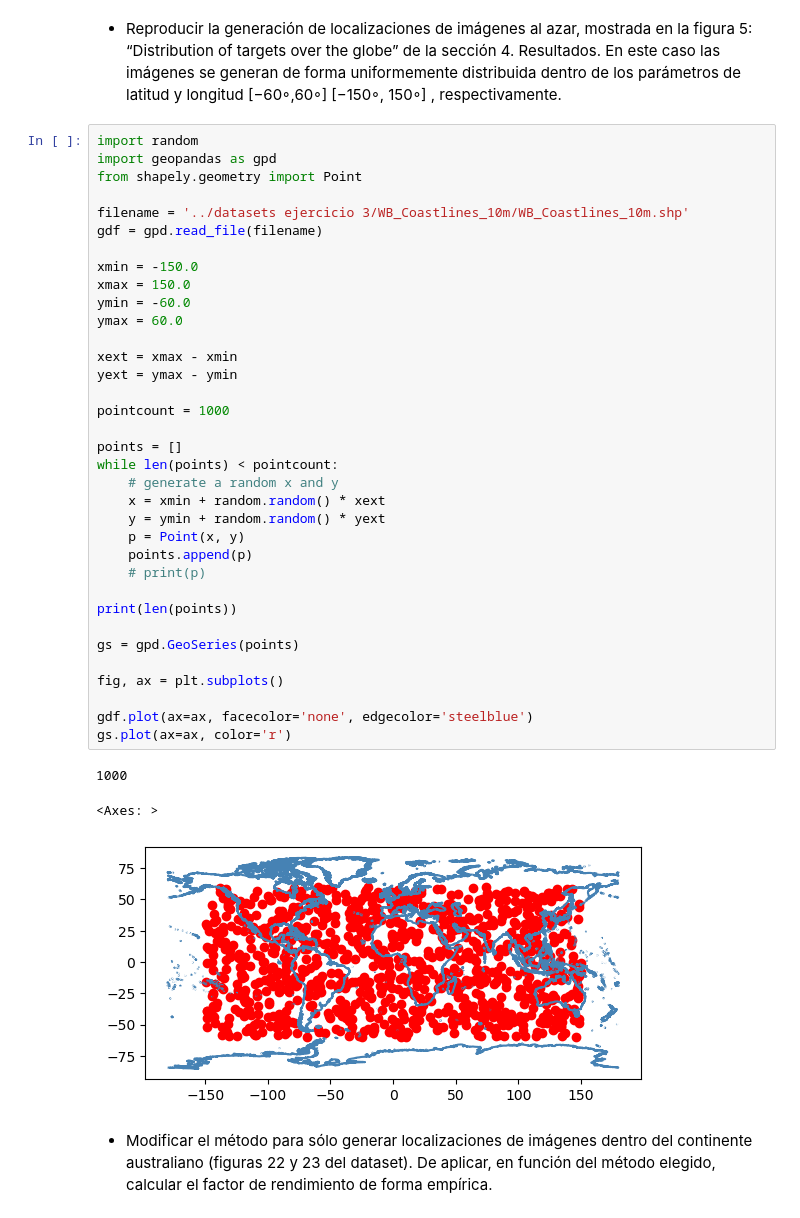
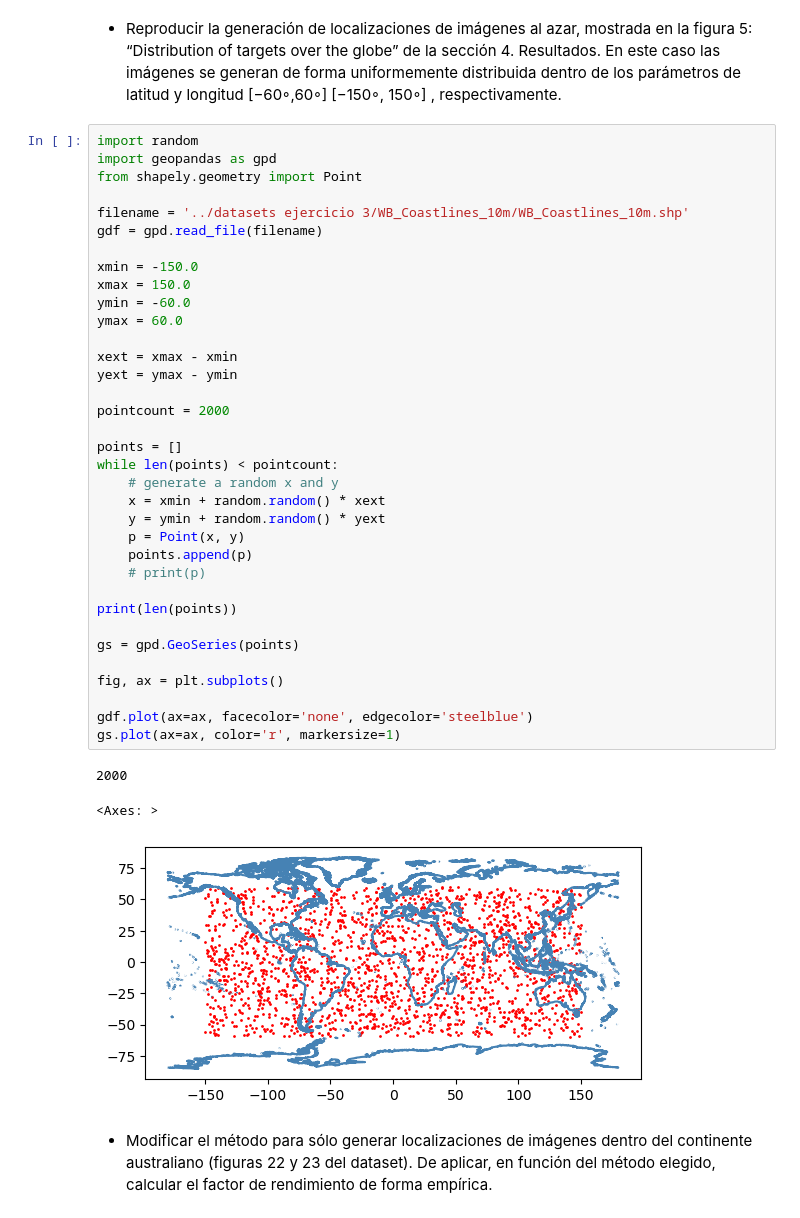
Before and after one commit to MartinCohen98/simulacion_tp1_grupo2_1c2024, a Jupyter notebook: mixmax_rng.ipynb, the cells around one changed output. Cells and saved outputs as stored; diff of their text form.

```diff
--- a/mixmax_rng.ipynb
+++ b/mixmax_rng.ipynb
@@ -200,37 +200,37 @@ from shapely.geometry import Point
 filename = '../datasets ejercicio 3/WB_Coastlines_10m/WB_Coastlines_10m.shp'
 gdf = gpd.read_file(filename)
 
 xmin = -150.0
 xmax = 150.0
 ymin = -60.0
 ymax = 60.0
 
 xext = xmax - xmin
 yext = ymax - ymin
 
-pointcount = 1000
+pointcount = 2000
 
 points = []
 while len(points) < pointcount:
     # generate a random x and y
     x = xmin + random.random() * xext
     y = ymin + random.random() * yext
     p = Point(x, y)
     points.append(p)
     # print(p)
 
 print(len(points))
 
 gs = gpd.GeoSeries(points)
 
 fig, ax = plt.subplots()
 
 gdf.plot(ax=ax, facecolor='none', edgecolor='steelblue')
-gs.plot(ax=ax, color='r')
+gs.plot(ax=ax, color='r', markersize=1)
 # %% [output]
-1000
+2000
 <Axes: >
-[figure, old version]
+[figure, new version]
 # %% [markdown]
 - Modificar el método para sólo generar localizaciones de imágenes
 dentro del continente australiano (figuras 22 y 23 del dataset). De aplicar, en función del método elegido,
```
Also changed, not shown: parts of 1 cell of this notebook.
